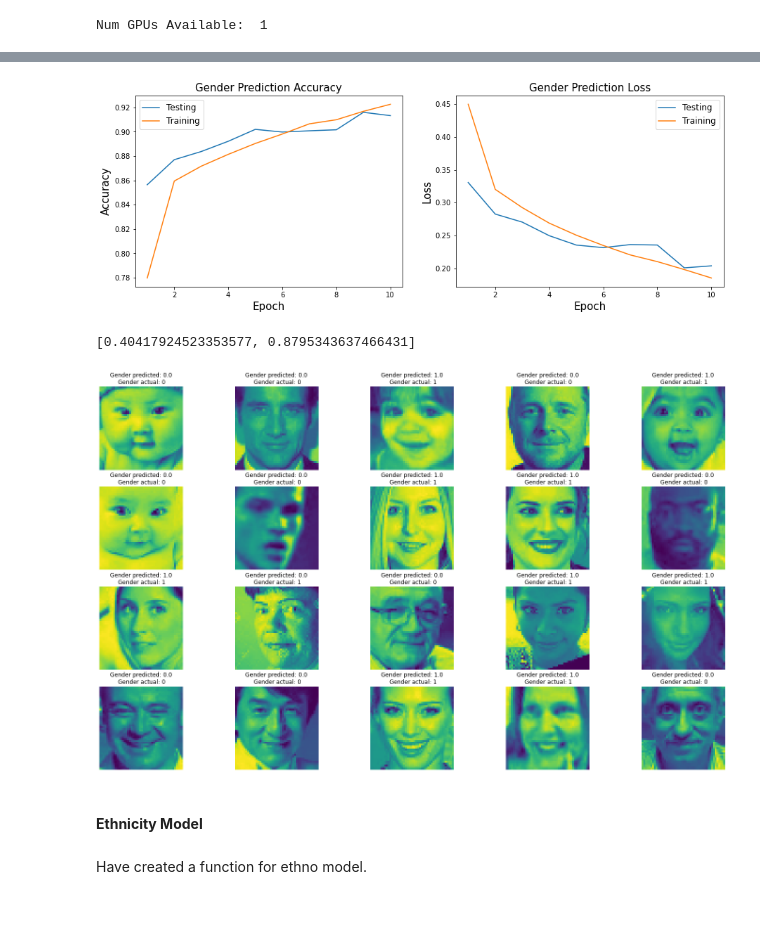
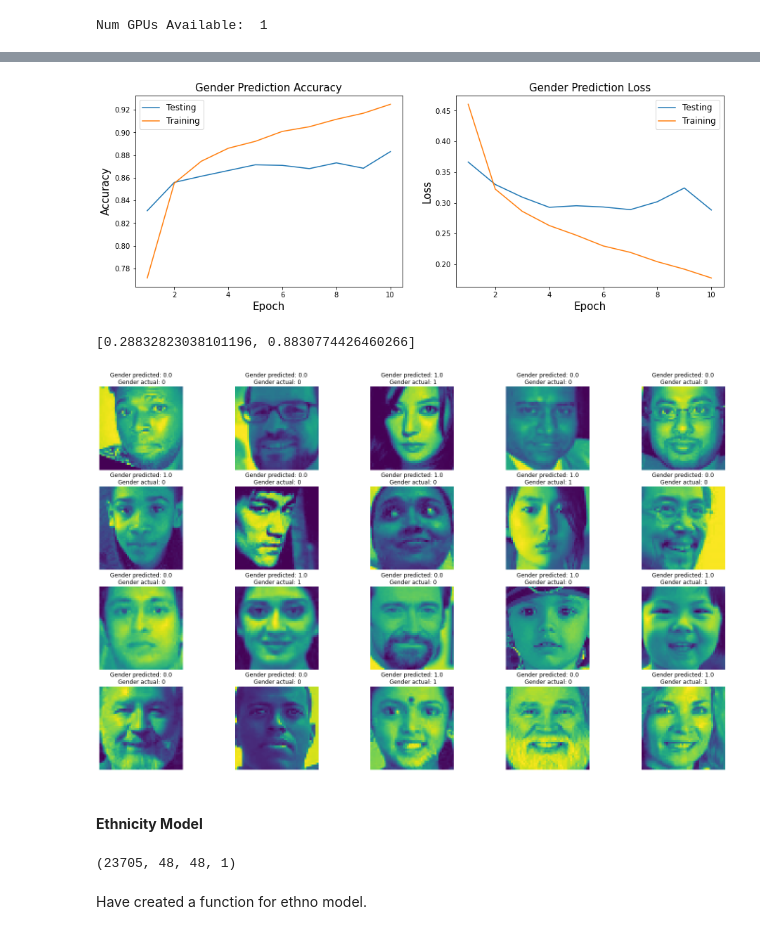
Before and after one commit to aydin-hasanli/age_gender_prediction, a Jupyter notebook: EDA.ipynb, the cells around one changed output, grey strips where cells are left out. Saved outputs shown, nothing was run; the diff lists cells and outputs as text; code cells hidden in the pictures.

Commit message:
added age prediction metrics

```diff
--- a/EDA.ipynb
+++ b/EDA.ipynb
@@ -524,8 +524,8 @@ Non-trainable params: 0
 _________________________________________________________________
 # %%
 gender_history = gender_model.fit(
-    X_train,
-    y_train,
+    X_gender_train,
+    y_gender_train,
     validation_data=(X_gender_test, y_gender_test),
     batch_size=8,
     epochs=10,
@@ -575,28 +575,32 @@ def cnn_accuracy_plot(model, title='Gender'):
 acc_plot_gender=cnn_accuracy_plot(gender_history)
 acc_plot_gender.savefig('images/Accuracy_cnn_gender.png');
 # %% [output]
-[figure, old version]
+[figure, new version]
 # %%
 score = gender_model.evaluate(X_gender_test, y_gender_test, verbose=0)
 score
 # %% [output]
-[0.40417924523353577, 0.8795343637466431]
+[0.28832823038101196, 0.8830774426460266]
 # %%
-y_pred=gender_model.predict(X_test)
+y_pred=gender_model.predict(X_gender_test)
 # %%
 fig, axes = plt.subplots(4,5, figsize=(25,15))
 # rand_number=np.random.randint(0, len(X), 20)
 for ax in axes.flat:
-    i=np.random.randint(0, len(y_test),1)
-    X_plot=X_test[i].reshape(48,48)
+    i=np.random.randint(0, len(y_gender_test),1)
+    X_plot=X_gender_test[i].reshape(48,48)
 
     #print(X_plot.shape)
     ax.imshow(X_plot)
-    ax.set_title( "Gender predicted: "+str(round(y_pred[i][0][0]))+ "\n Gender actual: "+str(round(y_test[i][0] )))
+    ax.set_title( "Gender predicted: "+str(round(y_pred[i][0][0]))+ "\n Gender actual: "+str(round(y_gender_test[i][0] )))
     #ax.set_title( )
     ax.axis('off')
 plt.show()
 # %% [output]
-[figure, old version]
+[figure, new version]
 # %% [markdown]
 #### __Ethnicity Model__
+# %%
+X_.shape
+# %% [output]
+(23705, 48, 48, 1)
```
Also changed, not shown: parts of 16 cells of this notebook, 8 other files.
